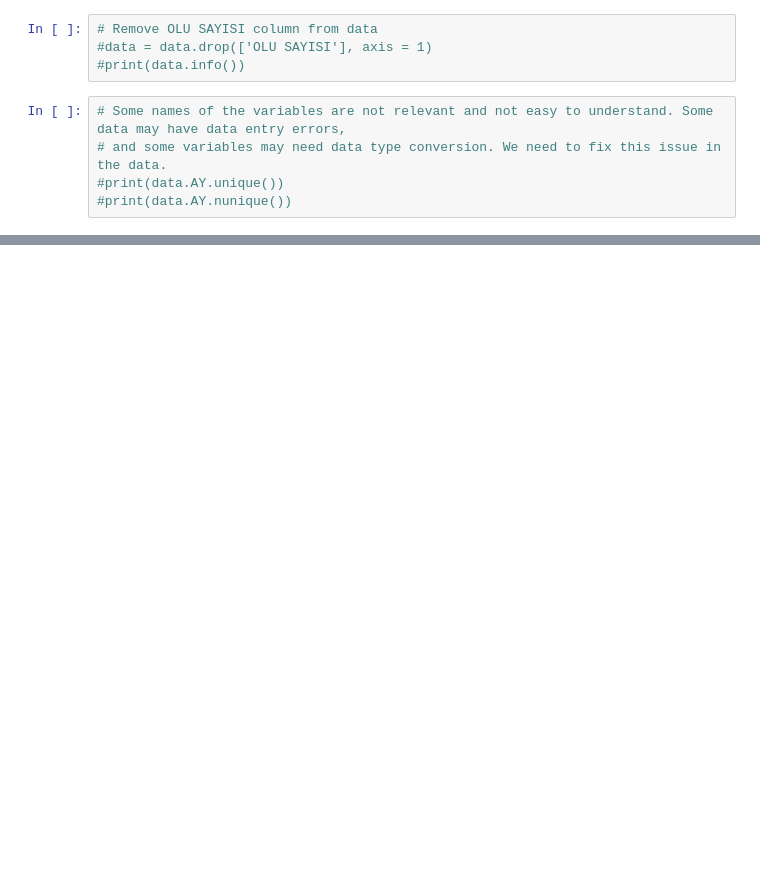
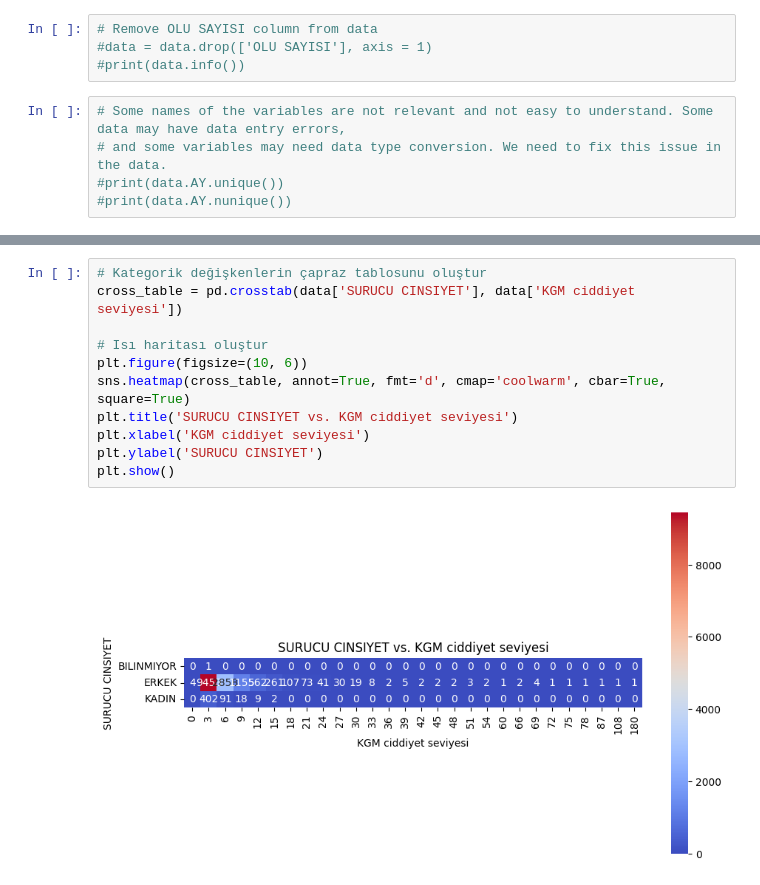
Before and after one commit to FehmiTahsinDemirkan/Big-Data101, a Jupyter notebook: eda.ipynb, the cells around one changed output, grey strips where cells are left out. Saved outputs shown, nothing was run; the diff lists cells and outputs as text; blank space fills up the shorter version.

```diff
--- a/eda.ipynb
+++ b/eda.ipynb
@@ -61,0 +157,13 @@ AttributeError: 'DataFrame' object has no attribute 'Brand'
+# %%
+# Kategorik değişkenlerin çapraz tablosunu oluştur
+cross_table = pd.crosstab(data['SURUCU CINSIYET'], data['KGM ciddiyet seviyesi'])
+
+# Isı haritası oluştur
+plt.figure(figsize=(10, 6))
+sns.heatmap(cross_table, annot=True, fmt='d', cmap='coolwarm', cbar=True, square=True)
+plt.title('SURUCU CINSIYET vs. KGM ciddiyet seviyesi')
+plt.xlabel('KGM ciddiyet seviyesi')
+plt.ylabel('SURUCU CINSIYET')
+plt.show()
+# %% [output]
+[figure, added]
```
Also changed, not shown: parts of 11 cells of this notebook.
